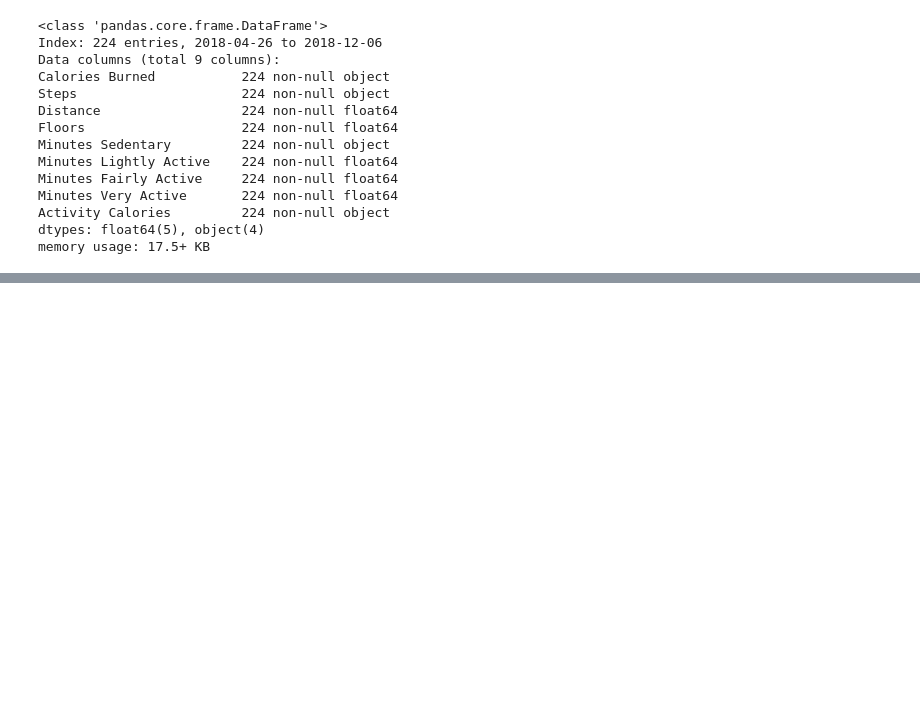
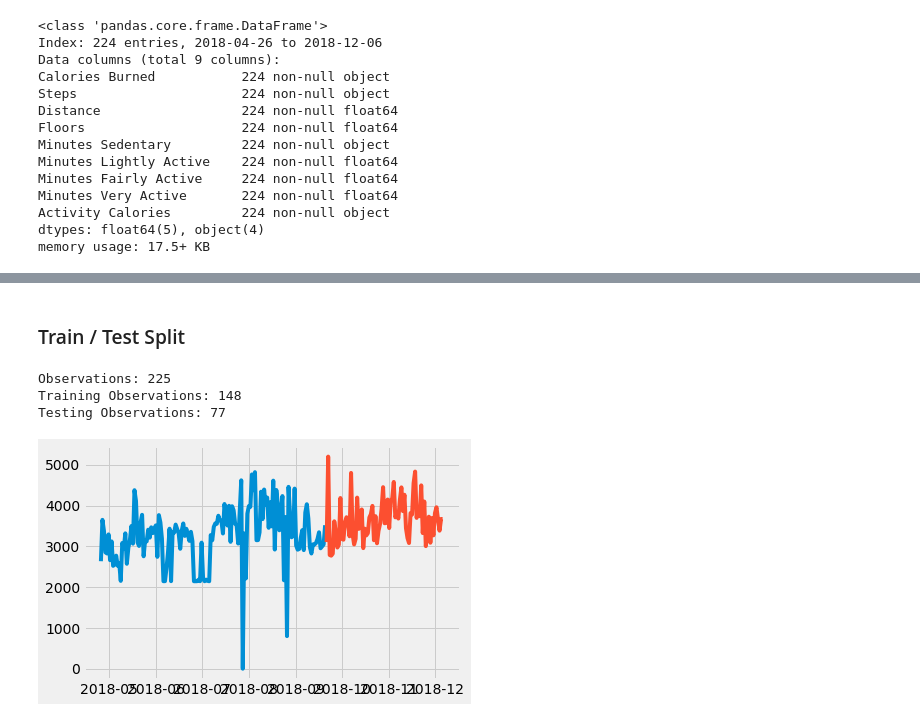
Before and after one commit to jesseanddd/fitbit, a Jupyter notebook: jesse_fitbit.ipynb, the cells around one changed output, grey strips where cells are left out. Cells and saved outputs as stored; diff of their text form; code cells hidden in the pictures; blank space fills up the shorter version.

```diff
--- a/jesse_fitbit.ipynb
+++ b/jesse_fitbit.ipynb
@@ -139,0 +211,2 @@ No missing values
+# %%
+df.Date = pd.to_datetime(df.Date)
@@ -139,0 +231,2 @@ No missing values
+# %%
+df = df.set_index('Date')
@@ -139,0 +243,3 @@ No missing values
+# %%
+aggregation = 'sum'
+ts_data = df['Calories Burned'].resample('D').agg(aggregation)
@@ -139,0 +266,18 @@ No missing values
+# %% [markdown]
+### Train / Test Split
+# %%
+train_size = int(len(ts_data) * 0.66)
+train_1, test_1 = ts_data[0:train_size], ts_data[train_size:len(ts_data)]
+print('Observations: %d' % (len(ts_data)))
+print('Training Observations: %d' % (len(train_1)))
+print('Testing Observations: %d' % (len(test_1)))
+# %% [output]
+Observations: 225
+Training Observations: 148
+Testing Observations: 77
+# %%
+plt.plot(train_1)
+plt.plot(test_1)
+plt.show()
+# %% [output]
+[figure, added]
```
Also changed, not shown: parts of 28 cells of this notebook.
